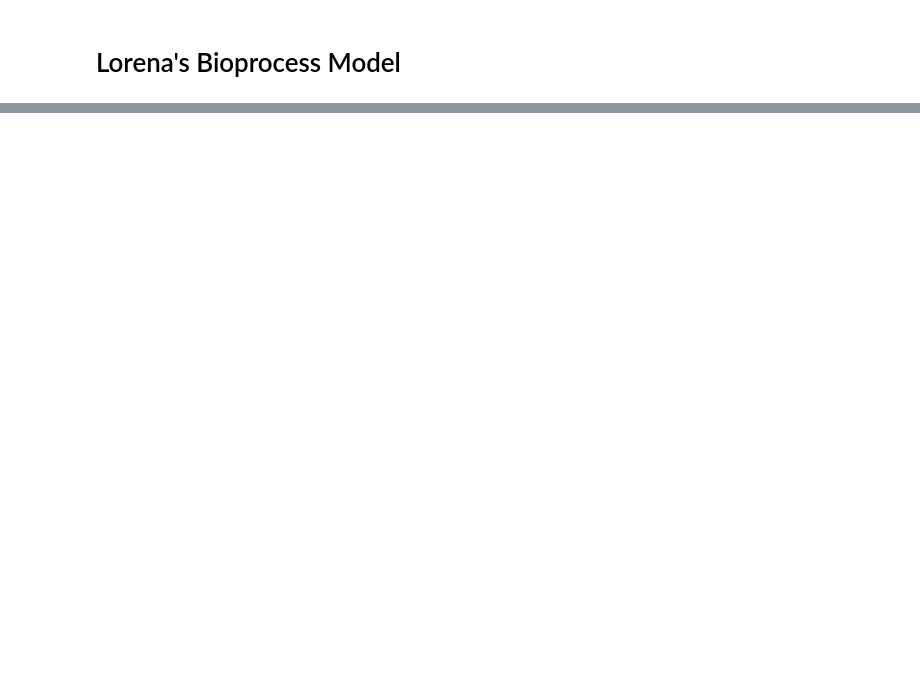
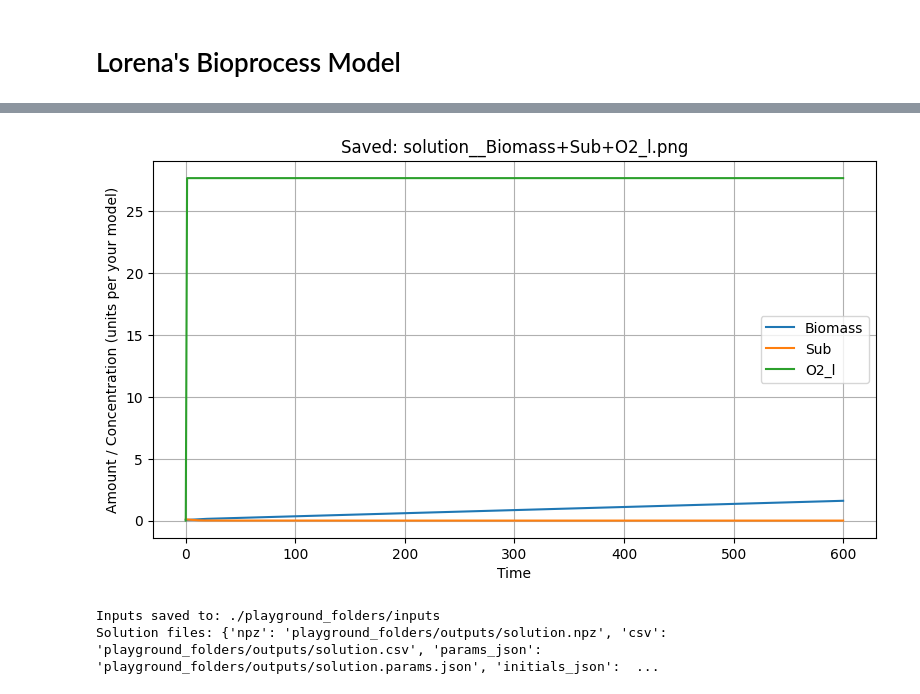
Before and after one commit to brsynth/PINN-v2, a Jupyter notebook: playground.ipynb, the cells around one changed output, grey strips where cells are left out. Drawn from its saved outputs; the diff is of its cells as text; code cells hidden in the pictures; blank space fills up the shorter version.

Commit message:
refactoring VTT's bioreactor model +  encapsulation

```diff
--- a/playground.ipynb
+++ b/playground.ipynb
@@ -369,0 +16,47 @@ csv_file, png_file = export_simulation_results(df, selected_vars)
+# %%
+# pipeline
+if __name__ == "__main__":
+    # 0) Build a reproducible set of INPUTS
+    inputs = assemble_inputs(
+        params=minimal_parameters(),
+        initials=minimal_initials(),
+        mode_name="fed-batch",
+        mode_consts={"Vf_const": 0.01, "Vs_const": 0.0, "VGasIn_const": 0.1, "VOffGas_const": 0.1},
+        t_span=(0.0, 600.0),
+        t_eval=None,             # or np.linspace(0, 600, 501)
+        method="LSODA",
+        rtol=1e-6,
+        atol=1e-9
+    )
+
+    # 1) Save INPUTS only (so you can re-run later identically)
+    inputs_dir = "./playground_folders/inputs"
+    outputs_dir = "./playground_folders/outputs"
+    save_model_inputs(inputs, out_dir=inputs_dir, basename="inputs")
+
+    # 2) (At any later time) Reload those inputs
+    loaded = load_model_inputs(inputs_dir, basename="inputs")
+
+    # 3) Simulate from the loaded inputs (no surprises)
+    sol = run_from_inputs(loaded)
+
+    # 4) Save the numerical SOLUTION + metadata (CSV/NPZ/JSON)
+    written = save_solution(sol, loaded["params"], loaded["initials"],
+                            out_dir=outputs_dir, basename="solution")
+
+    # 5) Plot a few series and save the figure
+    plot_timeseries(
+        sol,
+        variables=["Biomass", "Sub", "O2_l"],
+        out_dir=outputs_dir,
+        basename="solution__Biomass+Sub+O2_l",
+        show=True,   # set False for headless runs
+        save=True
+    )
+
+    print("Inputs saved to:", inputs_dir)
+    print("Solution files:", written)
+# %% [output]
+[figure, added]
+Inputs saved to: ./playground_folders/inputs
+Solution files: {'npz': 'playground_folders/outputs/solution.npz', 'csv': 'playground_folders/outputs/solution.csv', 'params_json': 'playground_folders/outputs/solution.params.json', 'initials_json':  ...
```
Also changed, not shown: parts of 9 cells of this notebook, 13 other files.
